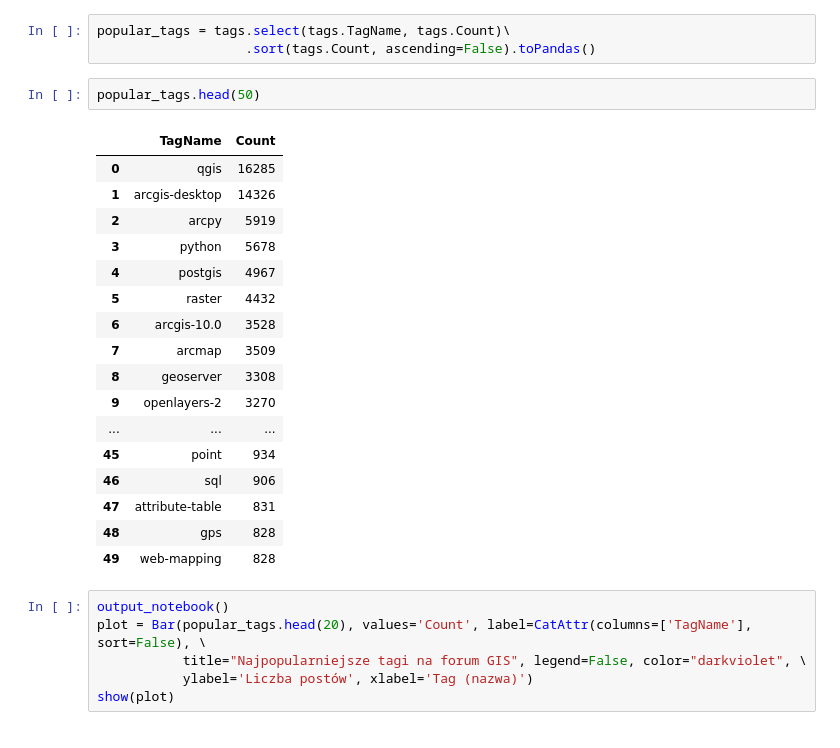
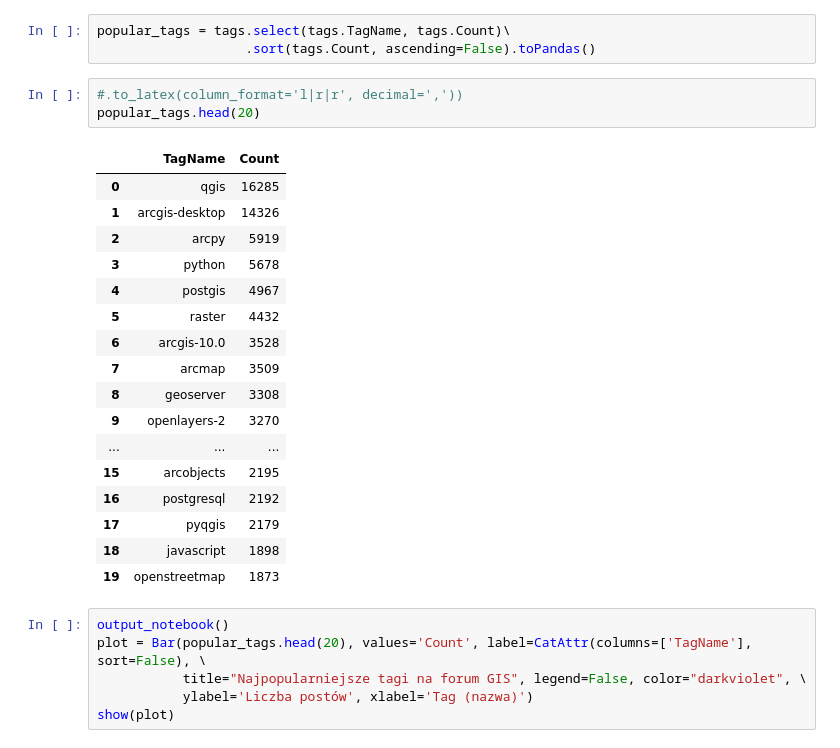
Before and after one commit to mbartosi/studia-bd, a Jupyter notebook: gis_stack_spark.ipynb, the cells around one changed output. Saved outputs shown, nothing was run; the diff lists cells and outputs as text.

```diff
--- a/gis_stack_spark.ipynb
+++ b/gis_stack_spark.ipynb
@@ -283,26 +286,27 @@ Loading BokehJS ...
 # %%
 popular_tags = tags.select(tags.TagName, tags.Count)\
                    .sort(tags.Count, ascending=False).toPandas()
-# %%
-popular_tags.head(50)
-# %% [output]
-|  | TagName | Count |
-| 0 | qgis | 16285 |
-| 1 | arcgis-desktop | 14326 |
-| 2 | arcpy | 5919 |
-| 3 | python | 5678 |
-| 4 | postgis | 4967 |
-| 5 | raster | 4432 |
-| 6 | arcgis-10.0 | 3528 |
-| 7 | arcmap | 3509 |
-| 8 | geoserver | 3308 |
-| 9 | openlayers-2 | 3270 |
-| ... | ... | ... |
-| 45 | point | 934 |
-| 46 | sql | 906 |
-| 47 | attribute-table | 831 |
-| 48 | gps | 828 |
-| 49 | web-mapping | 828 |
+# %%
+#.to_latex(column_format='l|r|r', decimal=','))
+popular_tags.head(20)
+# %% [output]
+|  | TagName | Count |
+| 0 | qgis | 16285 |
+| 1 | arcgis-desktop | 14326 |
+| 2 | arcpy | 5919 |
+| 3 | python | 5678 |
+| 4 | postgis | 4967 |
+| 5 | raster | 4432 |
+| 6 | arcgis-10.0 | 3528 |
+| 7 | arcmap | 3509 |
+| 8 | geoserver | 3308 |
+| 9 | openlayers-2 | 3270 |
+| ... | ... | ... |
+| 15 | arcobjects | 2195 |
+| 16 | postgresql | 2192 |
+| 17 | pyqgis | 2179 |
+| 18 | javascript | 1898 |
+| 19 | openstreetmap | 1873 |
 # %%
 output_notebook()
 plot = Bar(popular_tags.head(20), values='Count', label=CatAttr(columns=['TagName'], sort=False), \
```
Also changed, not shown: parts of 14 cells of this notebook.
